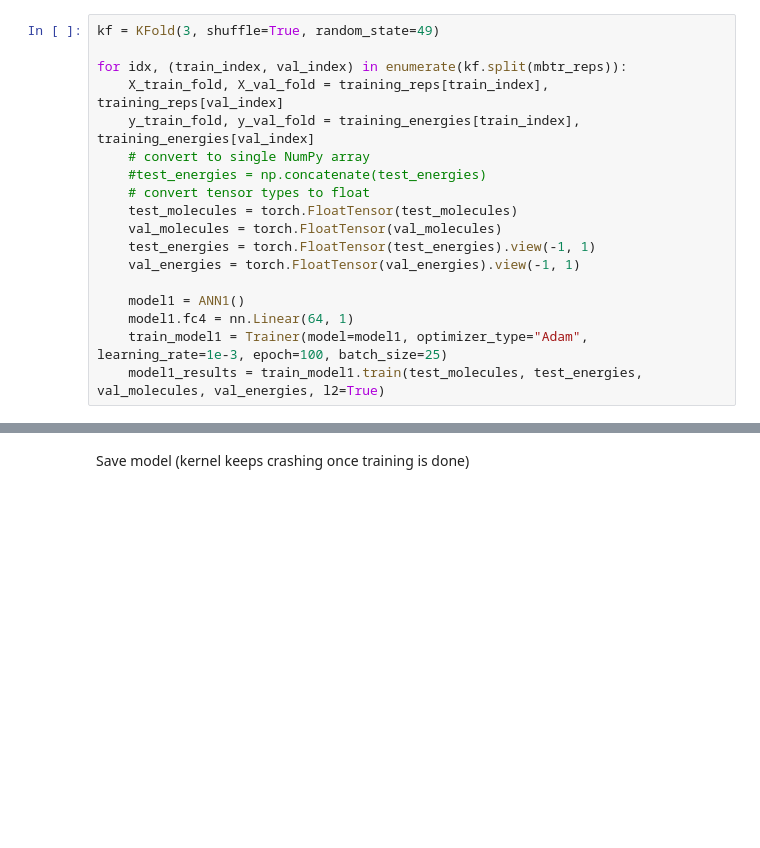
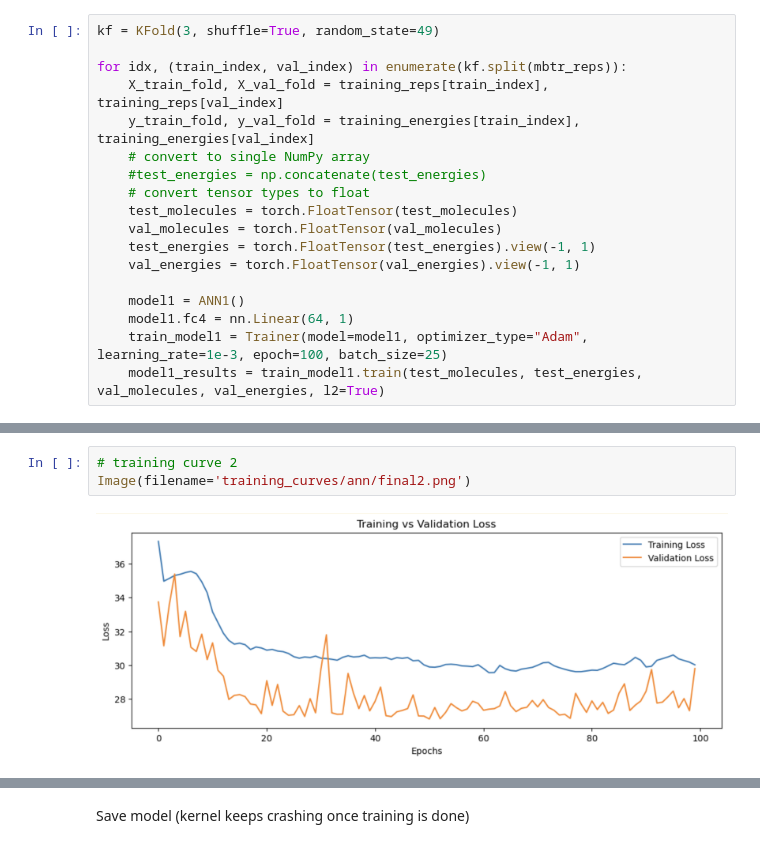
Before and after one commit to koreogundele/chem277b-final-project, a Jupyter notebook: predicting_ani_energies.ipynb, the cells around one changed output, grey strips where cells are left out. Cells and saved outputs as stored; diff of their text form; blank space fills up the shorter version.

```diff
--- a/predicting_ani_energies.ipynb
+++ b/predicting_ani_energies.ipynb
@@ -7130,0 +7164,5 @@ for idx, (train_index, val_index) in enumerate(kf.split(mbtr_reps)):
+# %%
+# training curve 2
+Image(filename='training_curves/ann/final2.png')
+# %% [output]
+[figure, added]
```
Also changed, not shown: parts of 12 cells of this notebook.
